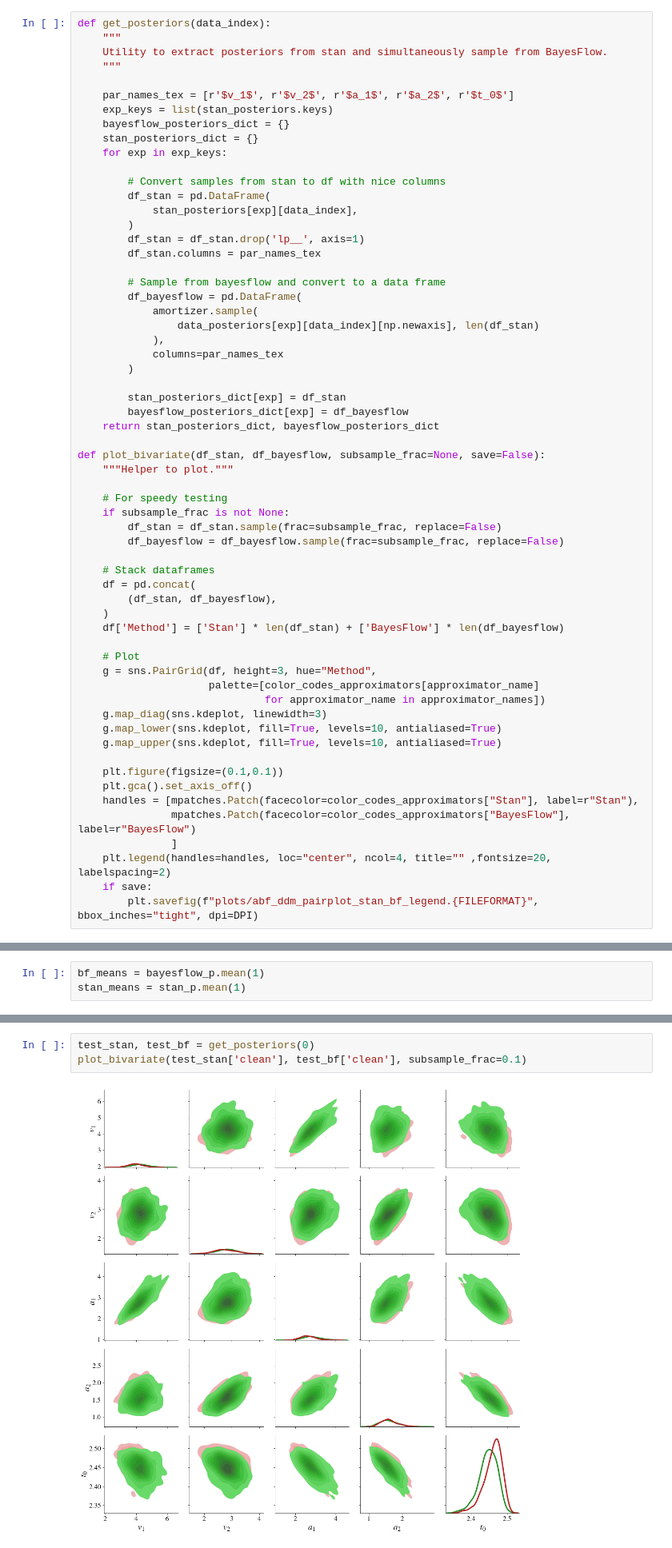
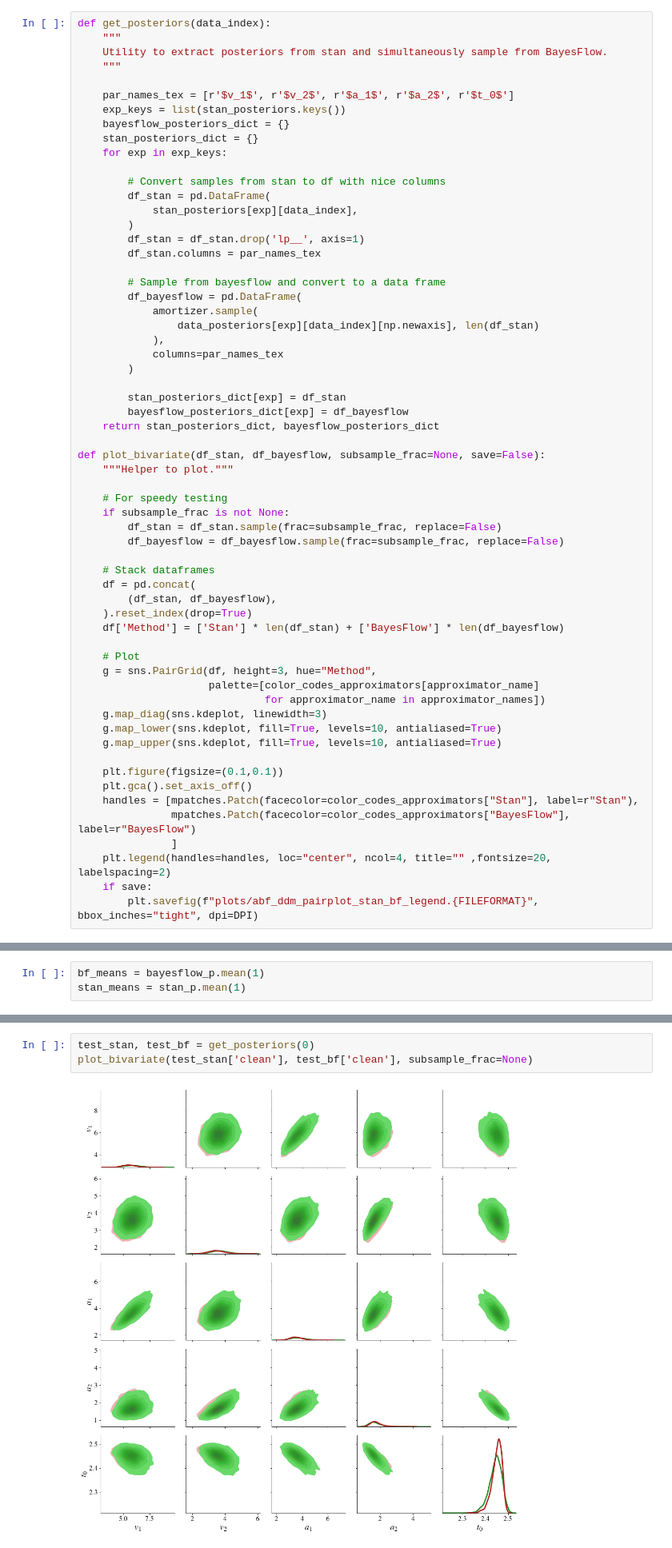
Before and after one commit to marvinschmitt/ModelMisspecificationBF, a Jupyter notebook: abf_ddm_unbounded_bf.ipynb, the cells around one changed output, grey strips where cells are left out. Shown at 80% size. Drawn from its saved outputs; the diff is of its cells as text.

Commit message:
reset_index in sns-plot

```diff
--- a/abf_ddm_unbounded_bf.ipynb
+++ b/abf_ddm_unbounded_bf.ipynb
@@ -610,7 +599,7 @@ def get_posteriors(data_index):
     """
 
     par_names_tex = [r'$v_1$', r'$v_2$', r'$a_1$', r'$a_2$', r'$t_0$']
-    exp_keys = list(stan_posteriors.keys)
+    exp_keys = list(stan_posteriors.keys())
     bayesflow_posteriors_dict = {}
     stan_posteriors_dict = {}
     for exp in exp_keys:
@@ -645,7 +634,7 @@ def plot_bivariate(df_stan, df_bayesflow, subsample_frac=None, save=False):
     # Stack dataframes
     df = pd.concat(
         (df_stan, df_bayesflow),
-    )
+    ).reset_index(drop=True)
     df['Method'] = ['Stan'] * len(df_stan) + ['BayesFlow'] * len(df_bayesflow)
 
     # Plot
@@ -686,6 +675,6 @@ true_vs_estimated(data_params, stan_means, ['v1', 'v2', 'a1', 'a2', 't0'], figsi
 [figure]
 # %%
 test_stan, test_bf = get_posteriors(0)
-plot_bivariate(test_stan['clean'], test_bf['clean'], subsample_frac=0.1)
+plot_bivariate(test_stan['clean'], test_bf['clean'], subsample_frac=None)
 # %% [output]
-[figure, old version]
+[figure, new version]
```
Also changed, not shown: parts of 10 cells of this notebook.
